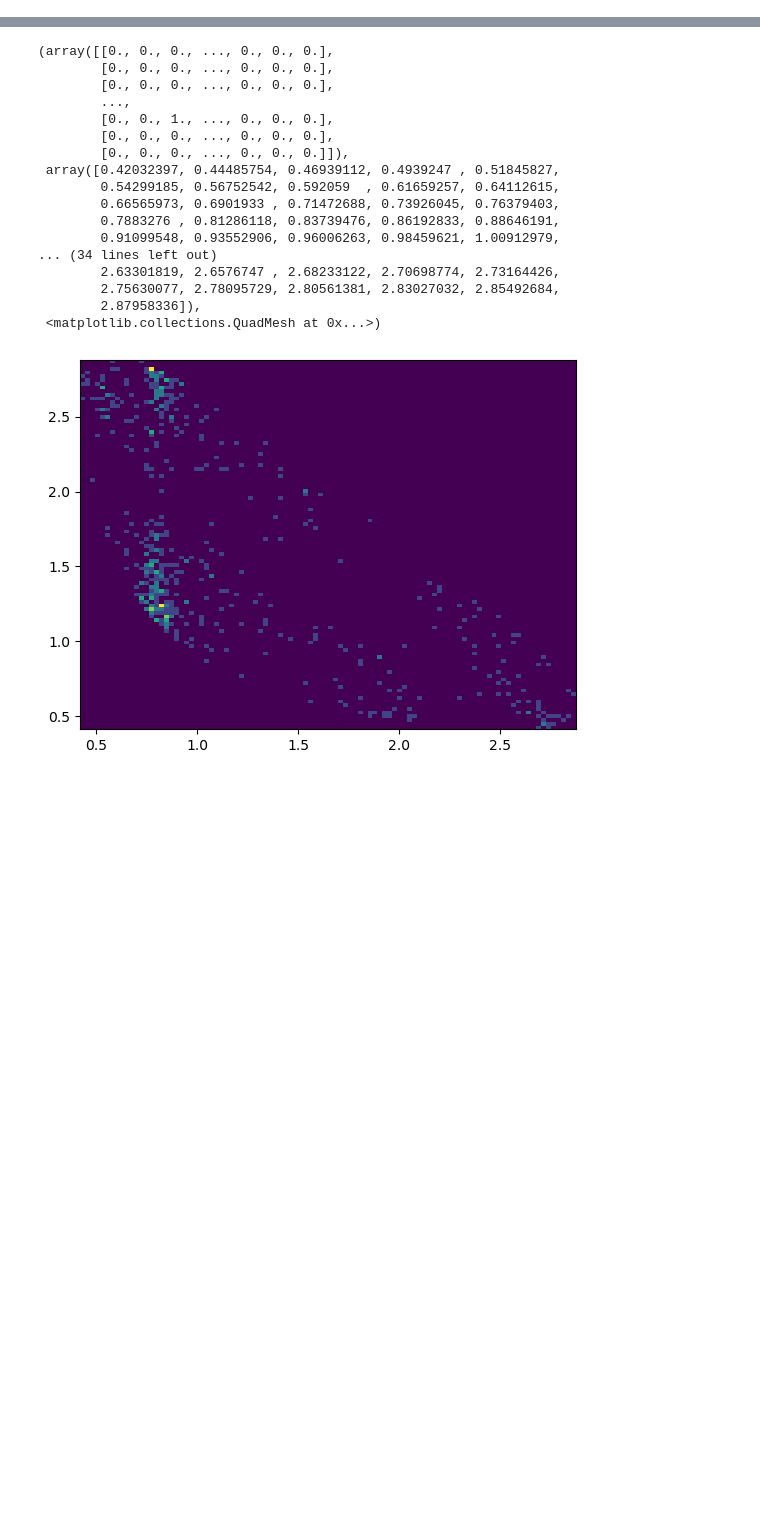
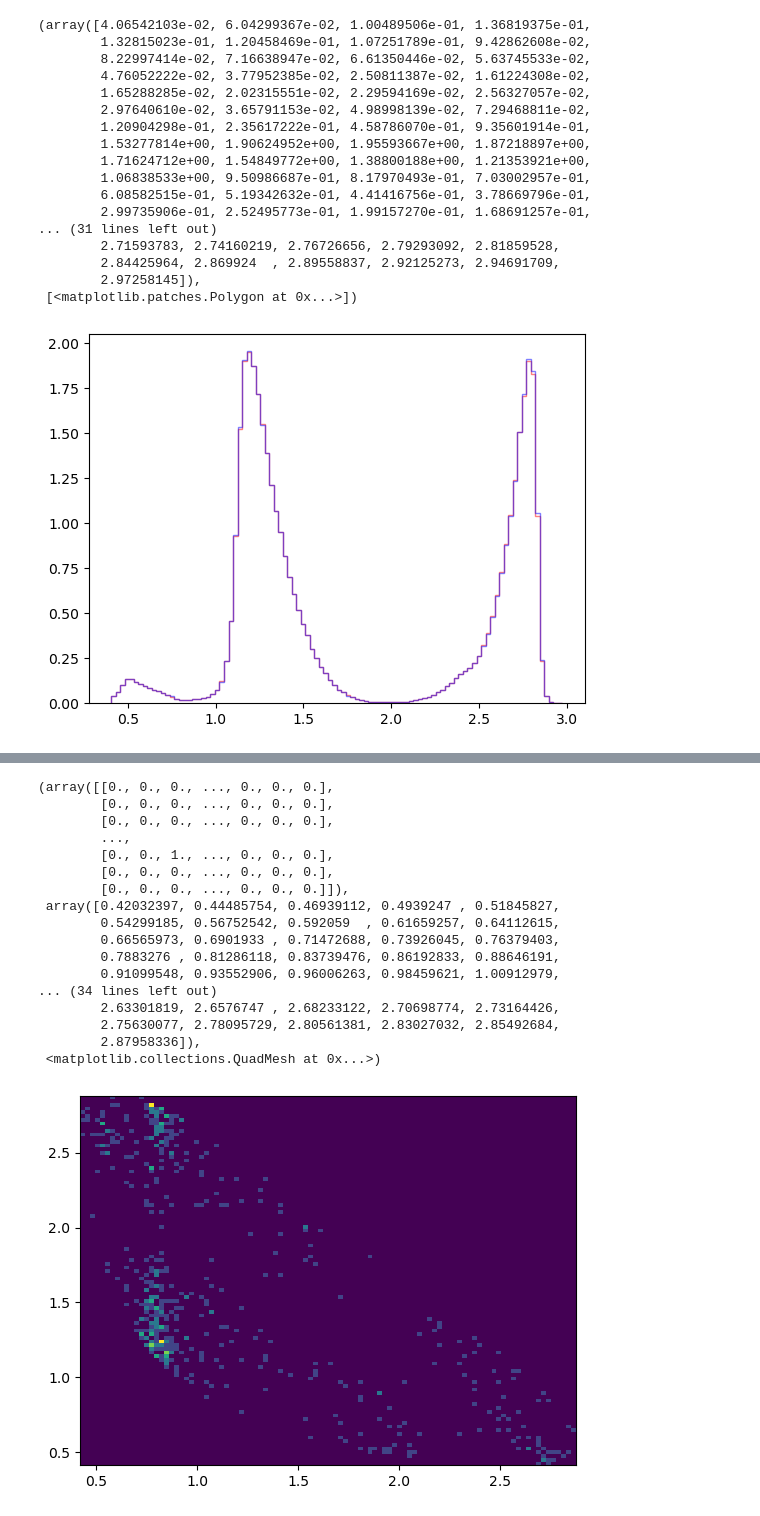
Before and after one commit to geralt00/tfpcbpggsz, a Jupyter notebook: tfpcbpggsz/amp/cal_amp.ipynb, the cells around one changed output, grey strips where cells are left out. Cells and saved outputs as stored; diff of their text form; code cells hidden in the pictures; blank space fills up the shorter version.

```diff
--- a/tfpcbpggsz/amp/cal_amp.ipynb
+++ b/tfpcbpggsz/amp/cal_amp.ipynb
@@ -61,0 +117,22 @@ def DeltadeltaD(A, Abar):
+# %%
+plt.hist(s12, weights=abs(ampbar2)**2, bins=100, alpha=0.5, label='amp', histtype='step', color='red', density=True)
+plt.hist(s12, weights=abs(ampbar)**2, bins=100, alpha=0.5, label='amp', histtype='step', color='blue', density=True)
+# %% [output]
+(array([4.06542103e-02, 6.04299367e-02, 1.00489506e-01, 1.36819375e-01,
+        1.32815023e-01, 1.20458469e-01, 1.07251789e-01, 9.42862608e-02,
+        8.22997414e-02, 7.16638947e-02, 6.61350446e-02, 5.63745533e-02,
+        4.76052222e-02, 3.77952385e-02, 2.50811387e-02, 1.61224308e-02,
+        1.65288285e-02, 2.02315551e-02, 2.29594169e-02, 2.56327057e-02,
+        2.97640610e-02, 3.65791153e-02, 4.98998139e-02, 7.29468811e-02,
+        1.20904298e-01, 2.35617222e-01, 4.58786070e-01, 9.35601914e-01,
+        1.53277814e+00, 1.90624952e+00, 1.95593667e+00, 1.87218897e+00,
+        1.71624712e+00, 1.54849772e+00, 1.38800188e+00, 1.21353921e+00,
+        1.06838533e+00, 9.50986687e-01, 8.17970493e-01, 7.03002957e-01,
+        6.08582515e-01, 5.19342632e-01, 4.41416756e-01, 3.78669796e-01,
+        2.99735906e-01, 2.52495773e-01, 1.99157270e-01, 1.68691257e-01,
+... (31 lines left out)
+        2.71593783, 2.74160219, 2.76726656, 2.79293092, 2.81859528,
+        2.84425964, 2.869924  , 2.89558837, 2.92125273, 2.94691709,
+        2.97258145]),
+ [<matplotlib.patches.Polygon at 0x...>])
+[figure, added]
```
Also changed, not shown: parts of 28 cells of this notebook, 38 other files.
